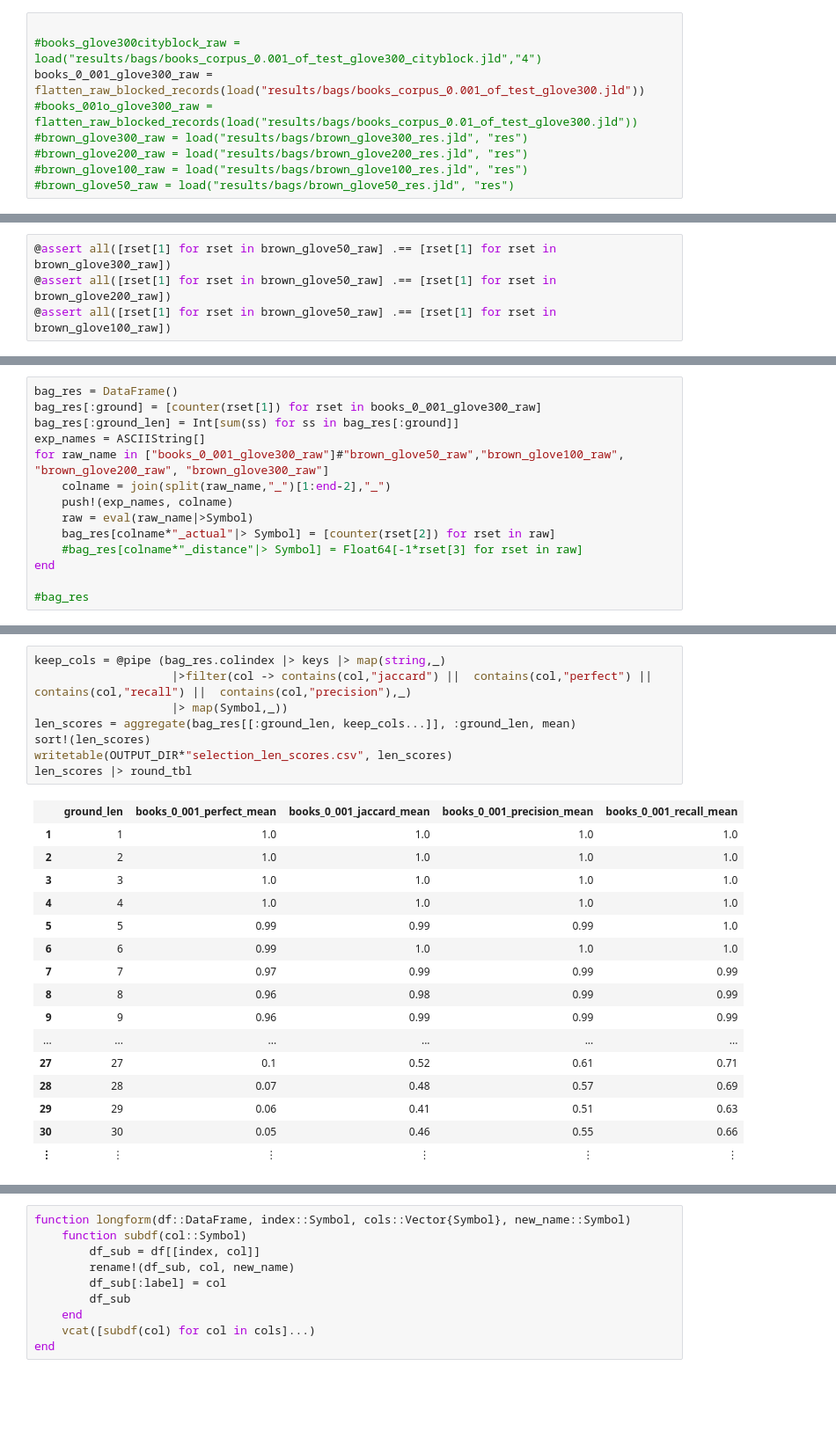
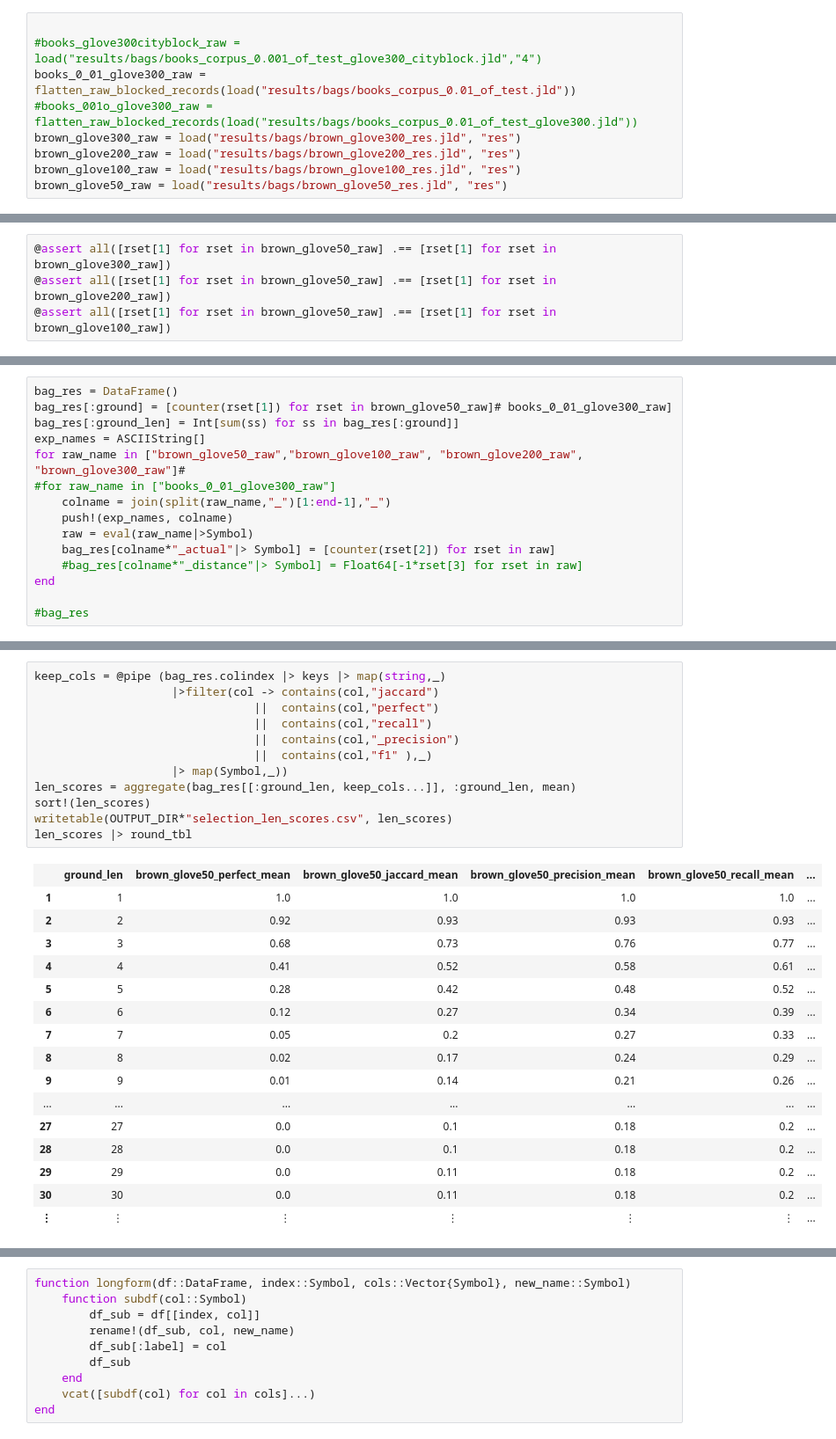
Before and after one commit to oxinabox/phd, a Jupyter notebook: prototypes/SumOfWordEmbeddings/ResAna.ipynb, the cells around one changed output, grey strips where cells are left out. Shown at 88% size. Drawn from its saved outputs; the diff is of its cells as text; blank space fills up the shorter version.

```diff
--- a/prototypes/SumOfWordEmbeddings/ResAna.ipynb
+++ b/prototypes/SumOfWordEmbeddings/ResAna.ipynb
@@ -98,10 +103,10 @@ flatten_raw_blocked_records (generic function with 1 method)
 # %%
 
 #books_glove300cityblock_raw = load("results/bags/books_corpus_0.001_of_test_glove300_cityblock.jld","4")
-books_0_001_glove300_raw = flatten_raw_blocked_records(load("results/bags/books_corpus_0.001_of_test_glove300.jld"))
+books_0_01_glove300_raw = flatten_raw_blocked_records(load("results/bags/books_corpus_0.01_of_test.jld"))
 #books_001o_glove300_raw = flatten_raw_blocked_records(load("results/bags/books_corpus_0.01_of_test_glove300.jld"))
-#brown_glove300_raw = load("results/bags/brown_glove300_res.jld", "res")
-#brown_glove200_raw = load("results/bags/brown_glove200_res.jld", "res")
-#brown_glove100_raw = load("results/bags/brown_glove100_res.jld", "res")
-#brown_glove50_raw = load("results/bags/brown_glove50_res.jld", "res")
+brown_glove300_raw = load("results/bags/brown_glove300_res.jld", "res")
+brown_glove200_raw = load("results/bags/brown_glove200_res.jld", "res")
+brown_glove100_raw = load("results/bags/brown_glove100_res.jld", "res")
+brown_glove50_raw = load("results/bags/brown_glove50_res.jld", "res")
 # %% [output]
@@ -129,10 +139,11 @@ books_0_001_glove300_raw = flatten_raw_blocked_records(load("results/bags/books_
 # %%
 bag_res = DataFrame()
-bag_res[:ground] = [counter(rset[1]) for rset in books_0_001_glove300_raw]
+bag_res[:ground] = [counter(rset[1]) for rset in brown_glove50_raw]# books_0_01_glove300_raw]
 bag_res[:ground_len] = Int[sum(ss) for ss in bag_res[:ground]]
 exp_names = ASCIIString[]
-for raw_name in ["books_0_001_glove300_raw"]#"brown_glove50_raw","brown_glove100_raw", "brown_glove200_raw", "brown_glove300_raw"]
-    colname = join(split(raw_name,"_")[1:end-2],"_")
+for raw_name in ["brown_glove50_raw","brown_glove100_raw", "brown_glove200_raw", "brown_glove300_raw"]#
+#for raw_name in ["books_0_01_glove300_raw"]
+    colname = join(split(raw_name,"_")[1:end-1],"_")
     push!(exp_names, colname)
     raw = eval(raw_name|>Symbol)
     bag_res[colname*"_actual"|> Symbol] = [counter(rset[2]) for rset in raw]
@@ -162,25 +163,29 @@ bag_res.colindex |> keys
 # %%
 keep_cols = @pipe (bag_res.colindex |> keys |> map(string,_)
-                    |>filter(col -> contains(col,"jaccard") ||  contains(col,"perfect") ||  contains(col,"recall") ||  contains(col,"precision"),_)
+                    |>filter(col -> contains(col,"jaccard")
+                                ||  contains(col,"perfect")
+                                ||  contains(col,"recall")
+                                ||  contains(col,"_precision")
+                                ||  contains(col,"f1" ),_)
                     |> map(Symbol,_))
 len_scores = aggregate(bag_res[[:ground_len, keep_cols...]], :ground_len, mean)
 sort!(len_scores)
 writetable(OUTPUT_DIR*"selection_len_scores.csv", len_scores)
 len_scores |> round_tbl
 # %% [output]
-|  | ground_len | books_0_001_perfect_mean | books_0_001_jaccard_mean | books_0_001_precision_mean | books_0_001_recall_mean |
-| 1 | 1 | 1.0 | 1.0 | 1.0 | 1.0 |
-| 2 | 2 | 1.0 | 1.0 | 1.0 | 1.0 |
-| 3 | 3 | 1.0 | 1.0 | 1.0 | 1.0 |
-| 4 | 4 | 1.0 | 1.0 | 1.0 | 1.0 |
-| 5 | 5 | 0.99 | 0.99 | 0.99 | 1.0 |
-| 6 | 6 | 0.99 | 1.0 | 1.0 | 1.0 |
-| 7 | 7 | 0.97 | 0.99 | 0.99 | 0.99 |
-| 8 | 8 | 0.96 | 0.98 | 0.99 | 0.99 |
-| 9 | 9 | 0.96 | 0.99 | 0.99 | 0.99 |
-| ... | ... | ... | ... | ... | ... |
-| 27 | 27 | 0.1 | 0.52 | 0.61 | 0.71 |
-| 28 | 28 | 0.07 | 0.48 | 0.57 | 0.69 |
-| 29 | 29 | 0.06 | 0.41 | 0.51 | 0.63 |
-| 30 | 30 | 0.05 | 0.46 | 0.55 | 0.66 |
-| ⋮ | ⋮ | ⋮ | ⋮ | ⋮ | ⋮ |
+|  | ground_len | brown_glove50_perfect_mean | brown_glove50_jaccard_mean | brown_glove50_precision_mean | brown_glove50_recall_mean | ... |
+| 1 | 1 | 1.0 | 1.0 | 1.0 | 1.0 | ... |
+| 2 | 2 | 0.92 | 0.93 | 0.93 | 0.93 | ... |
+| 3 | 3 | 0.68 | 0.73 | 0.76 | 0.77 | ... |
+| 4 | 4 | 0.41 | 0.52 | 0.58 | 0.61 | ... |
+| 5 | 5 | 0.28 | 0.42 | 0.48 | 0.52 | ... |
+| 6 | 6 | 0.12 | 0.27 | 0.34 | 0.39 | ... |
+| 7 | 7 | 0.05 | 0.2 | 0.27 | 0.33 | ... |
+| 8 | 8 | 0.02 | 0.17 | 0.24 | 0.29 | ... |
+| 9 | 9 | 0.01 | 0.14 | 0.21 | 0.26 | ... |
+| ... | ... | ... | ... | ... | ... | ... |
+| 27 | 27 | 0.0 | 0.1 | 0.18 | 0.2 | ... |
+| 28 | 28 | 0.0 | 0.1 | 0.18 | 0.2 | ... |
+| 29 | 29 | 0.0 | 0.11 | 0.18 | 0.2 | ... |
+| 30 | 30 | 0.0 | 0.11 | 0.18 | 0.2 | ... |
+| ⋮ | ⋮ | ⋮ | ⋮ | ⋮ | ⋮ | ... |
```
Also changed, not shown: parts of 30 cells of this notebook, 1 other file.
